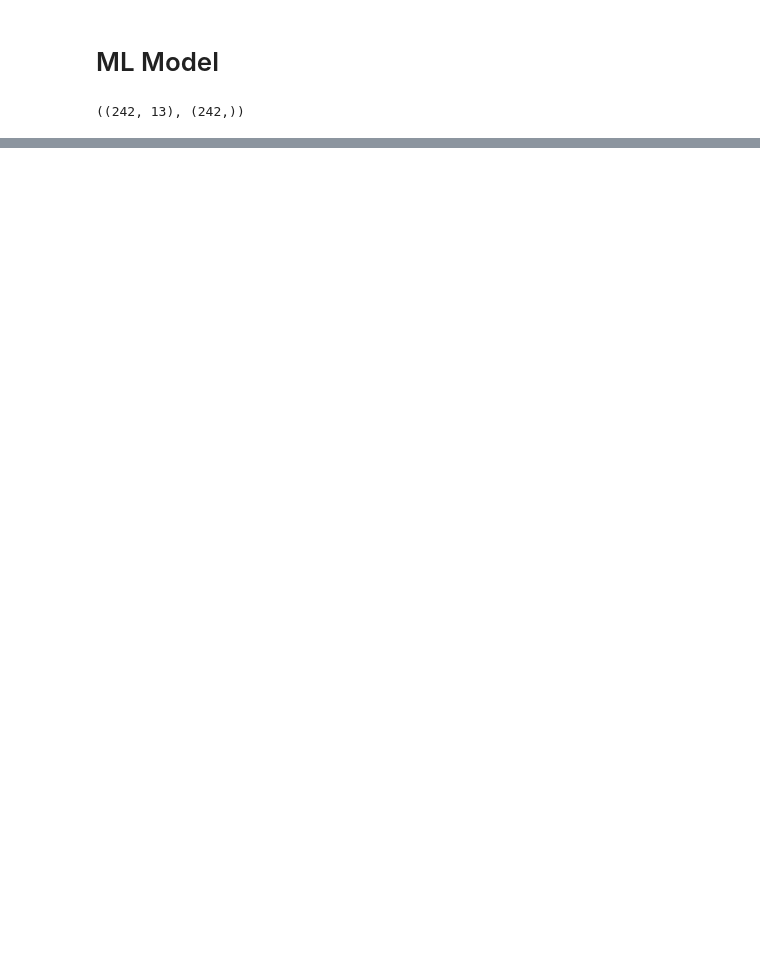
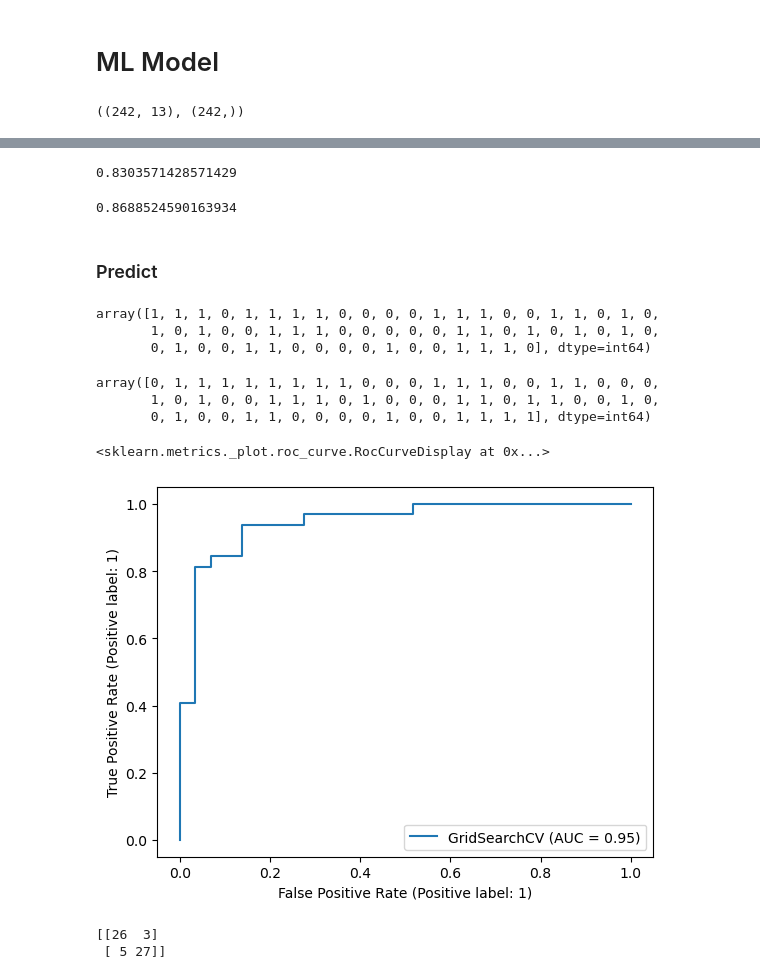
Before and after one commit to Jeyramana/mini_Projects, a Jupyter notebook: Heart_Disease_Predict/HeartDiseasePrediction.ipynb, the cells around one changed output, grey strips where cells are left out. Saved outputs shown, nothing was run; the diff lists cells and outputs as text; code cells hidden in the pictures; blank space fills up the shorter version.

Commit message:
metrics done

```diff
--- a/Heart_Disease_Predict/HeartDiseasePrediction.ipynb
+++ b/Heart_Disease_Predict/HeartDiseasePrediction.ipynb
@@ -190,0 +331,8 @@ X_train.shape, Y_train.shape
+# %%
+log_reg_grid = {'C': np.logspace(-4, 4, 20),
+                'solver': ['liblinear']}
+
+rs_log_reg = RandomizedSearchCV(LogisticRegression(), param_distributions=log_reg_grid,
+                                cv=5, n_iter=20, verbose=True, scoring='accuracy')
+
+rs_log_reg.fit(X_train, Y_train)
@@ -190,0 +363,8 @@ X_train.shape, Y_train.shape
+# %%
+log_reg_grid = {'C': np.logspace(-4, 4, 20),
+                'solver': ['liblinear']}
+
+gs_log_reg = GridSearchCV(LogisticRegression(), param_grid=log_reg_grid,
+                                cv=5, verbose=True, scoring='accuracy')
+
+gs_log_reg.fit(X_train, Y_train)
@@ -190,0 +385,33 @@ X_train.shape, Y_train.shape
+# %%
+gs_log_reg.best_score_
+# %% [output]
+0.8303571428571429
+# %%
+gs_log_reg.score(X_test, Y_test)
+# %% [output]
+0.8688524590163934
+# %% [markdown]
+### Predict
+# %%
+Y_pred = gs_log_reg.predict(X_test)
+Y_pred
+# %% [output]
+array([1, 1, 1, 0, 1, 1, 1, 1, 0, 0, 0, 0, 1, 1, 1, 0, 0, 1, 1, 0, 1, 0,
+       1, 0, 1, 0, 0, 1, 1, 1, 0, 0, 0, 0, 0, 1, 1, 0, 1, 0, 1, 0, 1, 0,
+       0, 1, 0, 0, 1, 1, 0, 0, 0, 0, 1, 0, 0, 1, 1, 1, 0], dtype=int64)
+# %%
+Y_test.values
+# %% [output]
+array([0, 1, 1, 1, 1, 1, 1, 1, 1, 0, 0, 0, 1, 1, 1, 0, 0, 1, 1, 0, 0, 0,
+       1, 0, 1, 0, 0, 1, 1, 1, 0, 1, 0, 0, 0, 1, 1, 0, 1, 1, 0, 0, 1, 0,
+       0, 1, 0, 0, 1, 1, 0, 0, 0, 0, 1, 0, 0, 1, 1, 1, 1], dtype=int64)
+# %%
+plot_roc_curve(gs_log_reg, X_test, Y_test)
+# %% [output]
+<sklearn.metrics._plot.roc_curve.RocCurveDisplay at 0x...>
+[figure, added]
+# %%
+print(confusion_matrix(Y_test, Y_pred))
+# %% [output]
+[[26  3]
+ [ 5 27]]
```
Also changed, not shown: parts of 38 cells of this notebook.
